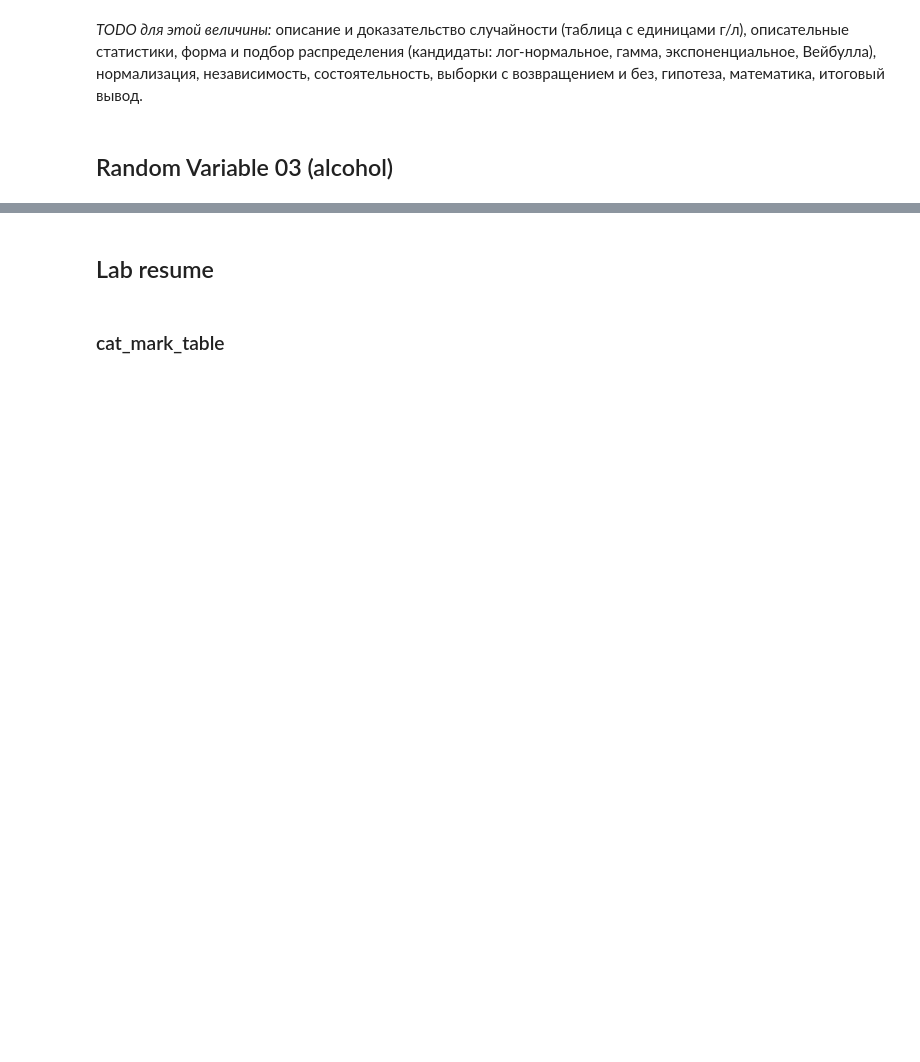
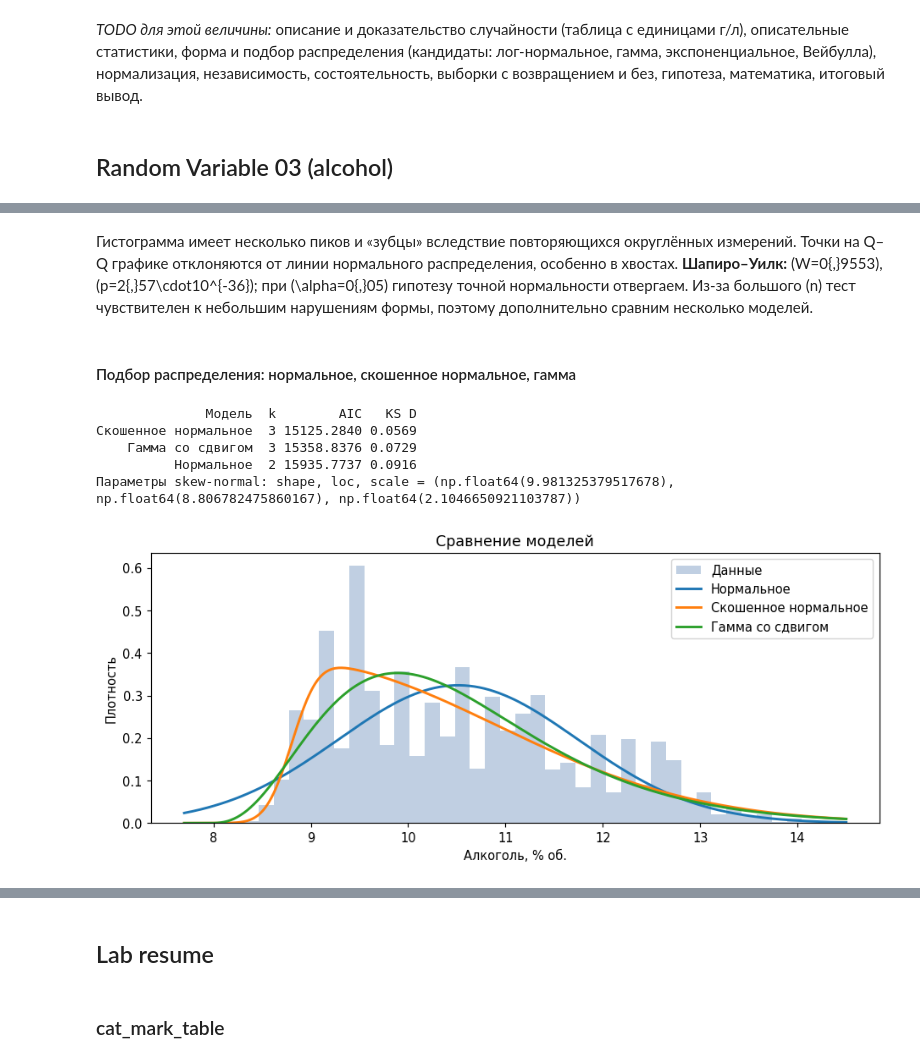
Before and after one commit to cherniak1410-sketch/statistics_lab1, a Jupyter notebook: lab1_restructured.ipynb, the cells around one changed output, grey strips where cells are left out. Drawn from its saved outputs; the diff is of its cells as text; code cells hidden in the pictures; blank space fills up the shorter version.

```diff
--- a/lab1_restructured.ipynb
+++ b/lab1_restructured.ipynb
@@ -576,0 +684,37 @@ pH белого вина можно считать случайной велич
+# %% [markdown]
+Гистограмма имеет несколько пиков и «зубцы» вследствие повторяющихся округлённых измерений. Точки на Q–Q графике отклоняются от линии нормального распределения, особенно в хвостах. **Шапиро–Уилк:** \(W=0{,}9553\), \(p=2{,}57\cdot10^{-36}\); при \(\alpha=0{,}05\) гипотезу точной нормальности отвергаем. Из-за большого \(n\) тест чувствителен к небольшим нарушениям формы, поэтому дополнительно сравним несколько моделей.
+# %% [markdown]
+#### Подбор распределения: нормальное, скошенное нормальное, гамма
+# %%
+models={
+    "Нормальное":stats.norm,
+    "Скошенное нормальное":stats.skewnorm,
+    "Гамма со сдвигом":stats.gamma
+}
+results=[]; fitted={}
+x=np.linspace(a.min()-.3,a.max()+.3,400)
+plt.figure(figsize=(9,4))
+plt.hist(a,bins=40,density=True,alpha=.4,color="#6389B8",label="Данные")
+for name,model in models.items():
+    pars=model.fit(a)
+    fitted[name]=pars
+    ll=model.logpdf(a,*pars).sum()
+    aic=2*len(pars)-2*ll
+    ks=stats.kstest(a,model.cdf,args=pars).statistic
+    results.append([name,len(pars),aic,ks])
+    plt.plot(x,model.pdf(x,*pars),label=name,linewidth=2)
+plt.xlabel("Алкоголь, % об.")
+plt.ylabel("Плотность")
+plt.title("Сравнение моделей")
+plt.legend()
+plt.tight_layout()
+plt.show()
+print(pd.DataFrame(results,columns=["Модель","k","AIC","KS D"]).sort_values("AIC").round(4).to_string(index=False))
+print("Параметры skew-normal: shape, loc, scale =",fitted["Скошенное нормальное"])
+# %% [output]
+              Модель  k        AIC   KS D
+Скошенное нормальное  3 15125.2840 0.0569
+    Гамма со сдвигом  3 15358.8376 0.0729
+          Нормальное  2 15935.7737 0.0916
+Параметры skew-normal: shape, loc, scale = (np.float64(9.981325379517678), np.float64(8.806782475860167), np.float64(2.1046650921103787))
+[figure, added]
```
Also changed, not shown: parts of 31 cells of this notebook.
